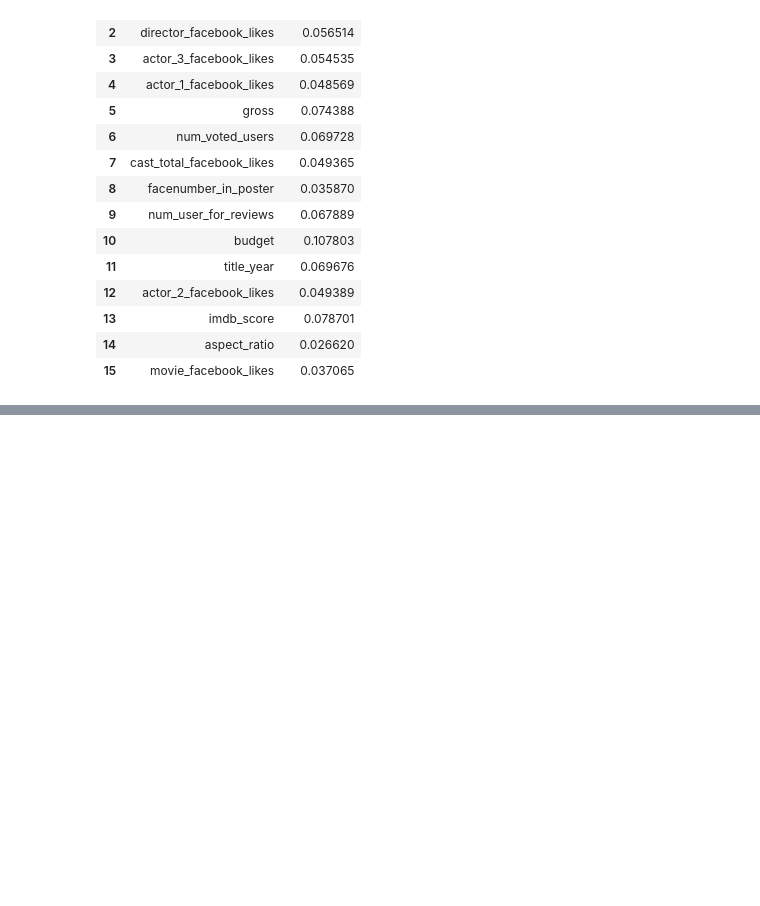
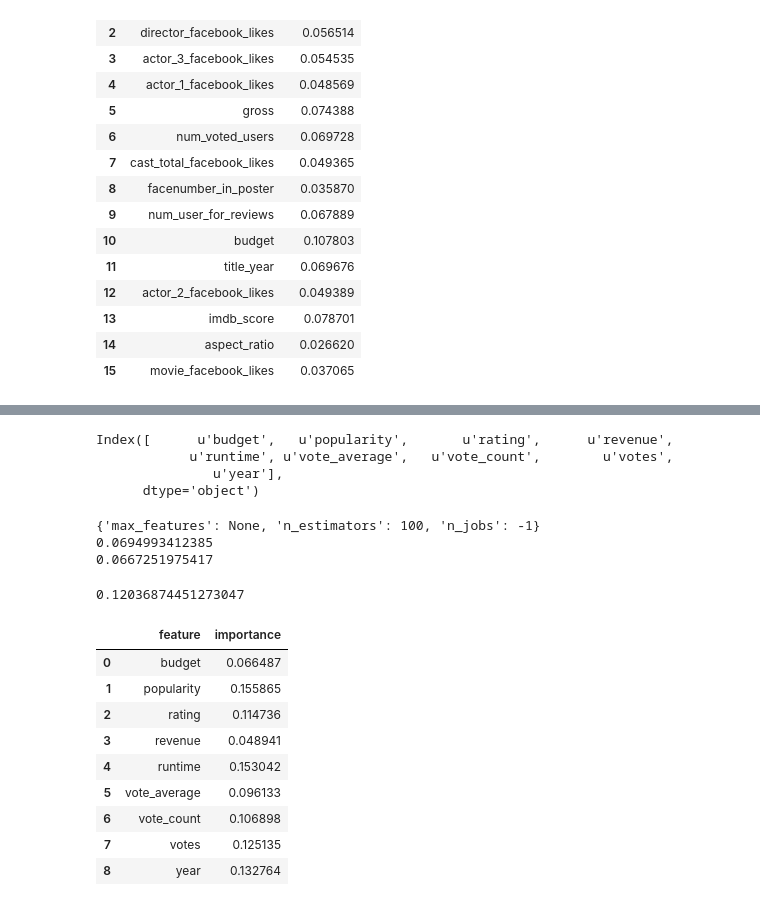
Before and after one commit to xueharry/cs109b-final-project, a Jupyter notebook: milestone3/RandForestsDirect.ipynb, the cells around one changed output, grey strips where cells are left out. Saved outputs shown, nothing was run; the diff lists cells and outputs as text; code cells hidden in the pictures; blank space fills up the shorter version.

```diff
--- a/milestone3/RandForestsDirect.ipynb
+++ b/milestone3/RandForestsDirect.ipynb
@@ -131,0 +190,6 @@ full_data['genres'][0]
+# %%
+train_rows = [tmdb_id in train_test_indices["train"] for tmdb_id in full_data_condensed["id"]]
+test_rows = [tmdb_id in train_test_indices["validation"] for tmdb_id in full_data_condensed["id"]]
+# %%
+df_train = full_data_condensed[train_rows]
+df_test = full_data_condensed[test_rows]
@@ -253,0 +337,20 @@ pd.DataFrame({'feature': x_train.columns, 'importance': CV_rf.best_estimator_.fe
+# %%
+df_train.drop("id", axis=1, inplace=True)
+df_test.drop("id", axis=1, inplace=True)
+
+# x y split
+train_X = df_train.ix[:,0:list(df_train.columns).index('Mystery')]
+train_Y = df_train.ix[:,list(df_train.columns).index('Mystery'):len(df_train.columns)]
+
+test_X = df_test.ix[:,0:list(df_test.columns).index('Mystery')]
+test_Y = df_test.ix[:,list(df_test.columns).index('Mystery'):len(df_test.columns)]
+
+# impute
+def impute(dataf):
+    for col in dataf.columns:
+        dataf[col].fillna(dataf[col].mean(), inplace=True)
+
+impute(train_X)
+impute(train_Y)
+impute(test_X)
+impute(test_Y)
@@ -253,0 +366,40 @@ pd.DataFrame({'feature': x_train.columns, 'importance': CV_rf.best_estimator_.fe
+# %%
+train_X.columns
+# %% [output]
+Index([      u'budget',   u'popularity',       u'rating',      u'revenue',
+            u'runtime', u'vote_average',   u'vote_count',        u'votes',
+               u'year'],
+      dtype='object')
+# %%
+params = {
+    'n_estimators': [100],
+    'max_features': ['auto', 'log2', None, 1, 3, 5, 7, 9],
+    'n_jobs' : [-1]
+}
+
+CV_rf = GridSearchCV(RandomForestClassifier(), param_grid=params, cv=5, n_jobs=-1)
+CV_rf.fit(train_X, train_Y)
+print CV_rf.best_params_
+print CV_rf.best_score_
+print CV_rf.score(test_X, test_Y)
+# %% [output]
+{'max_features': None, 'n_estimators': 100, 'n_jobs': -1}
+0.0694993412385
+0.0667251975417
+# %%
+hamming_loss(test_Y, CV_rf.predict(test_X))
+# %% [output]
+0.12036874451273047
+# %%
+pd.DataFrame({'feature': train_X.columns, 'importance': CV_rf.best_estimator_.feature_importances_})
+# %% [output]
+|  | feature | importance |
+| 0 | budget | 0.066487 |
+| 1 | popularity | 0.155865 |
+| 2 | rating | 0.114736 |
+| 3 | revenue | 0.048941 |
+| 4 | runtime | 0.153042 |
+| 5 | vote_average | 0.096133 |
+| 6 | vote_count | 0.106898 |
+| 7 | votes | 0.125135 |
+| 8 | year | 0.132764 |
```
Also changed, not shown: parts of 22 cells of this notebook.
